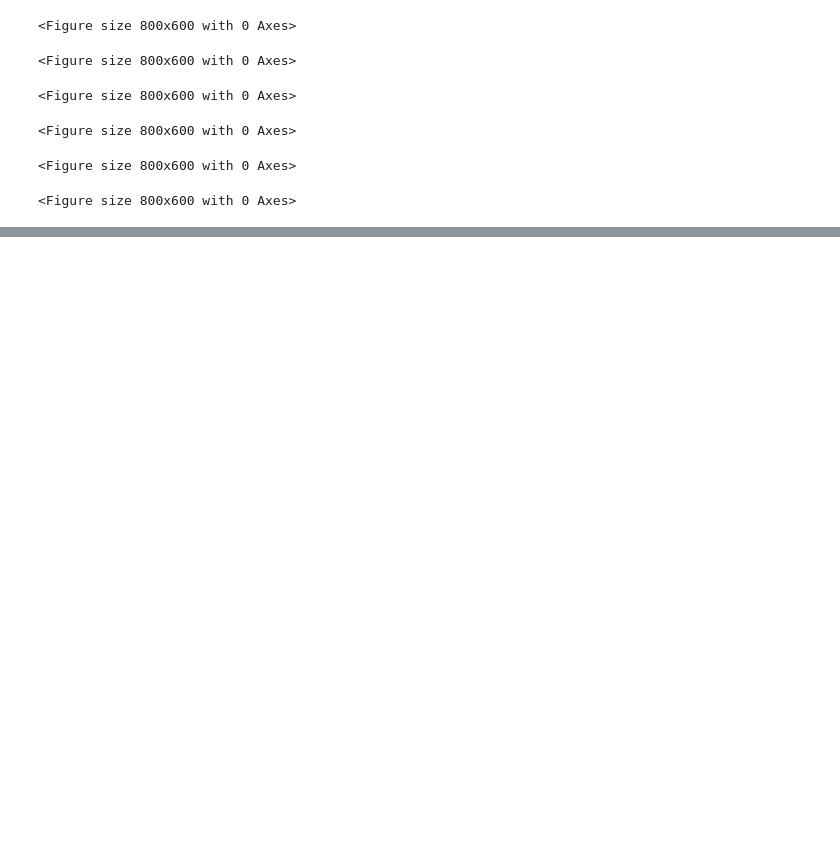
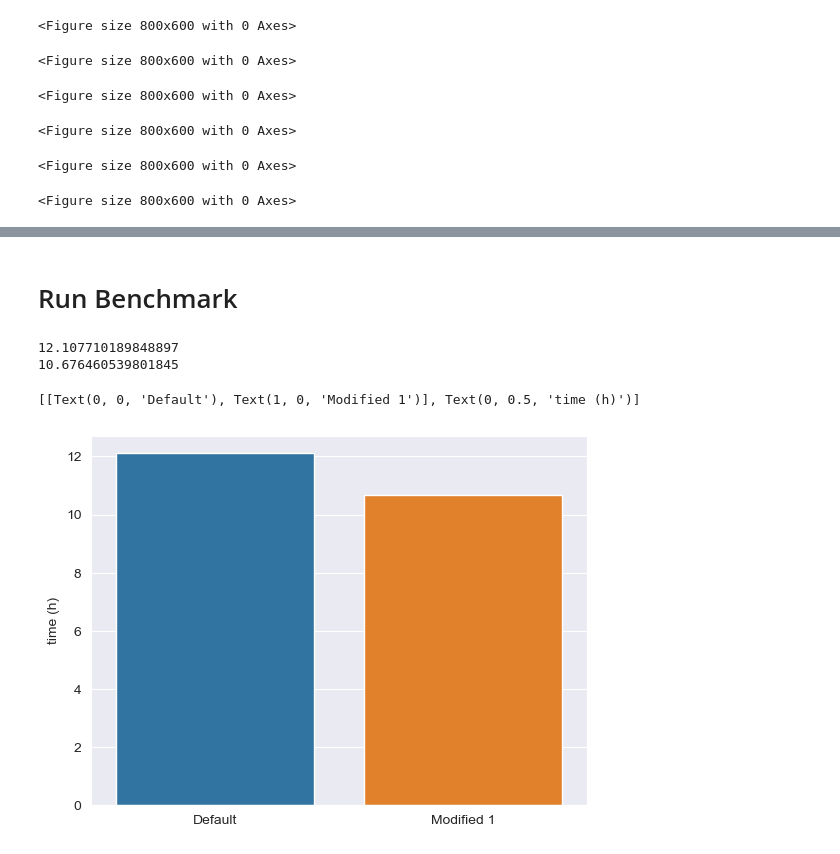
Before and after one commit to adamwilczynski/ALCS, a Jupyter notebook: lab_6_evolutionary_design/log_visualization.ipynb, the cells around one changed output, grey strips where cells are left out. Saved outputs shown, nothing was run; the diff lists cells and outputs as text; code cells hidden in the pictures; blank space fills up the shorter version.

```diff
--- a/lab_6_evolutionary_design/log_visualization.ipynb
+++ b/lab_6_evolutionary_design/log_visualization.ipynb
@@ -156,7 +139,7 @@ plt.savefig("plots/violin/violin.png", bbox_inches='tight')
 # %%
-fig, axes = plt.subplots(3, 1, figsize=(4, 13), sharex="all")
-fig.suptitle("Mean Fit of different creatures")
-for i, file_name in enumerate(FILE_NAME_LIST):
-    sns.violinplot(file_name_filter(log_concat, file_name), y="mean_fit", ax=axes[i])
-    axes[i].set(title=get_creature_name_from_file_name(file_name))
-plt.savefig("plots/violin/violin.png", bbox_inches='tight')
+# fig, axes = plt.subplots(3, 1, figsize=(4, 13), sharex="all")
+# fig.suptitle("Mean Fit of different creatures")
+# for i, file_name in enumerate(FILE_NAME_LIST):
+#     sns.violinplot(file_name_filter(log_concat, file_name), y="mean_fit", ax=axes[i])
+#     axes[i].set(title=get_creature_name_from_file_name(file_name))
+# plt.savefig("plots/violin/violin.png", bbox_inches='tight')
@@ -172,0 +151,5 @@ for i, step in enumerate(step_list[1:], 1):
+# %%
+benchmark_second = 15 * 60
+benchmark_file_list = ["log_default_benchmark.txt", "log_modified_1_benchmark.txt", "log_modified_2_benchmark.txt"][:-1]
+log_concat = get_concat_df(benchmark_file_list)
+log_concat
@@ -172,0 +170,18 @@ for i, step in enumerate(step_list[1:], 1):
+# %% [markdown]
+# Run Benchmark
+# %%
+def iter_hour_needed():
+    step_per_run = 250_000 * 10
+    for file_name in benchmark_file_list:
+        step_per_second = file_name_filter(log_concat, file_name).iloc[-1]["step"] / benchmark_second
+        needed_second = step_per_run / step_per_second
+        needed_hour = needed_second / (60 * 60)
+        print(needed_hour)
+        yield needed_hour
+# %%
+sns.barplot(x=benchmark_file_list, y=list(iter_hour_needed())).set(xticklabels=creature_name_list[:-1], ylabel="time (h)")
+# %% [output]
+12.107710189848897
+10.676460539801845
+[[Text(0, 0, 'Default'), Text(1, 0, 'Modified 1')], Text(0, 0.5, 'time (h)')]
+[figure, added]
```
Also changed, not shown: parts of 6 cells of this notebook, 4 other files.
